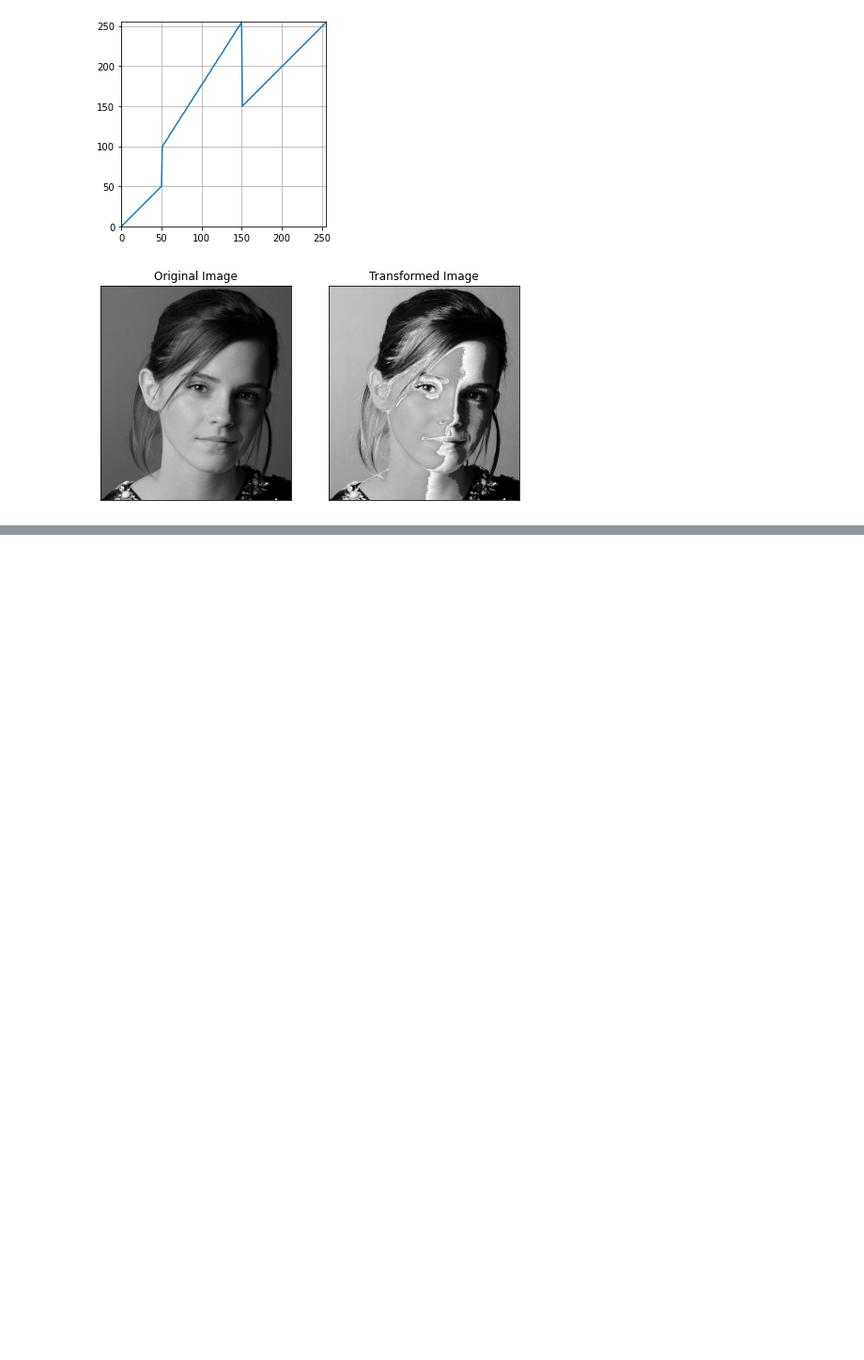
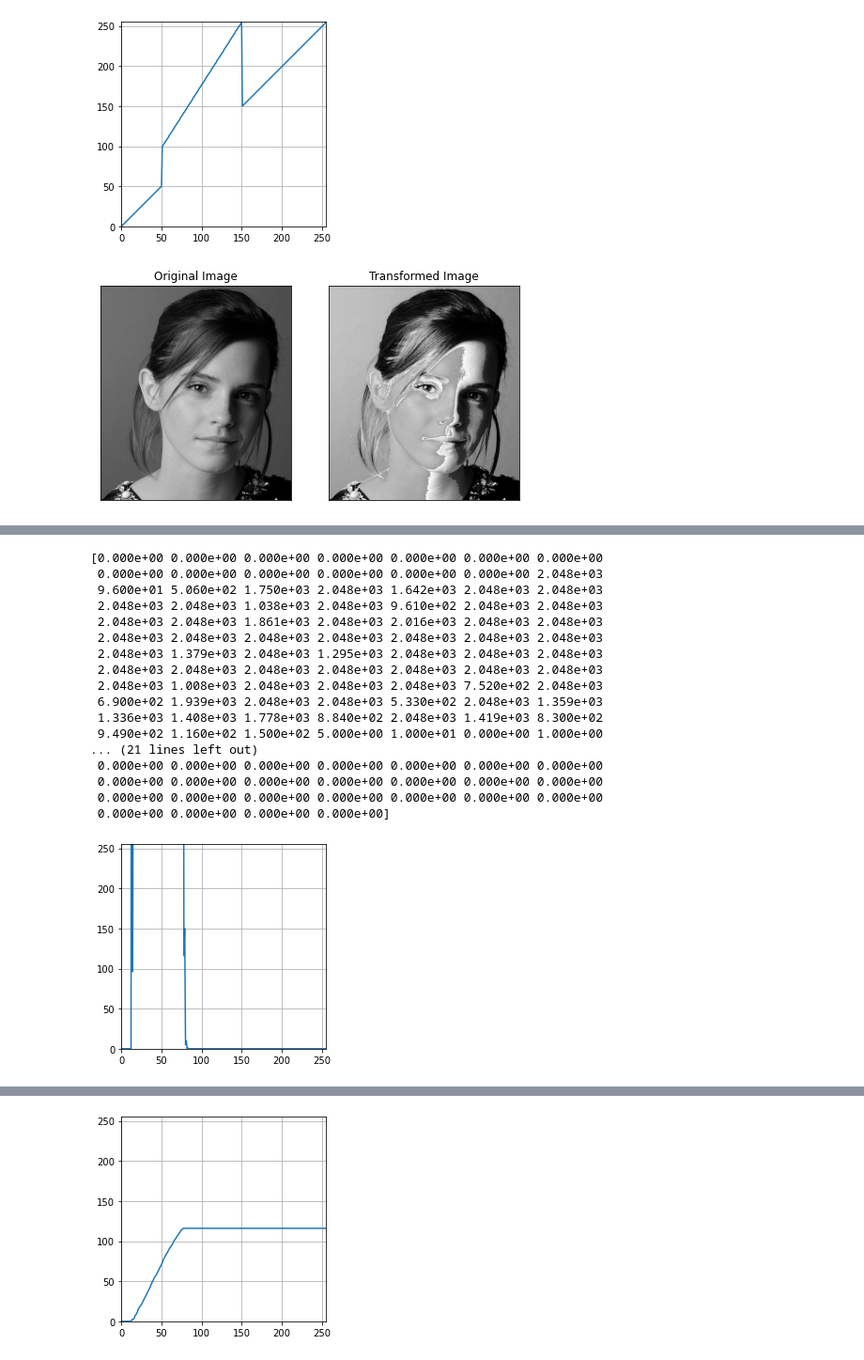
Before and after one commit to Gajaan08/FUNDAMENTALS-OF-IMAGE-PROCESSING, a Jupyter notebook: Assignment1/Assignment01_190185D.ipynb, the cells around one changed output, grey strips where cells are left out. Shown at 94% size. Saved outputs shown, nothing was run; the diff lists cells and outputs as text; code cells hidden in the pictures; blank space fills up the shorter version.

```diff
--- a/Assignment1/Assignment01_190185D.ipynb
+++ b/Assignment1/Assignment01_190185D.ipynb
@@ -70,0 +93,75 @@ error: OpenCV(4.5.3) C:\Users\runneradmin\AppData\Local\Temp\pip-req-build-q3d_8
+# %%
+import numpy as np
+import cv2
+
+path = "shells.png"
+img = cv2.imread(path,0)
+
+#To display image before equalization
+cv2.imshow('image',img)
+cv2.waitKey(0)
+
+
+a = np.zeros((256,),dtype=np.float16)
+b = np.zeros((256,),dtype=np.float16)
+
+height,width=img.shape
+
+#finding histogram
+for i in range(width):
+    for j in range(height):
+        g = img[j,i]
+        a[g] = a[g]+1
+
+print(a)
+fig,ax = plt.subplots()
+ax.plot(a)
+plt.grid()
+plt.show()
+
+#performing histogram equalization
+tmp = 1.0/(height*width)
+b = np.zeros((256,),dtype=np.float16)
+
+for i in range(256):
+    for j in range(i+1):
+        b[i] += a[j] * tmp;
+    b[i] = round(b[i] * 255);
+
+# b now contains the equalized histogram
+b=b.astype(np.uint8)
+
+print(b)
+fig,ax = plt.subplots()
+ax.plot(b)
+plt.grid()
+plt.show()
+
+#Re-map values from equalized histogram into the image
+for i in range(width):
+    for j in range(height):
+        g = img[j,i]
+        img[j,i]= b[g]
+
+cv2.imshow('image',img)
+cv2.waitKey(0)
+cv2.destroyAllWindows()
+# %% [output]
+[0.000e+00 0.000e+00 0.000e+00 0.000e+00 0.000e+00 0.000e+00 0.000e+00
+ 0.000e+00 0.000e+00 0.000e+00 0.000e+00 0.000e+00 0.000e+00 2.048e+03
+ 9.600e+01 5.060e+02 1.750e+03 2.048e+03 1.642e+03 2.048e+03 2.048e+03
+ 2.048e+03 2.048e+03 1.038e+03 2.048e+03 9.610e+02 2.048e+03 2.048e+03
+ 2.048e+03 2.048e+03 1.861e+03 2.048e+03 2.016e+03 2.048e+03 2.048e+03
+ 2.048e+03 2.048e+03 2.048e+03 2.048e+03 2.048e+03 2.048e+03 2.048e+03
+ 2.048e+03 1.379e+03 2.048e+03 1.295e+03 2.048e+03 2.048e+03 2.048e+03
+ 2.048e+03 2.048e+03 2.048e+03 2.048e+03 2.048e+03 2.048e+03 2.048e+03
+ 2.048e+03 1.008e+03 2.048e+03 2.048e+03 2.048e+03 7.520e+02 2.048e+03
+ 6.900e+02 1.939e+03 2.048e+03 2.048e+03 5.330e+02 2.048e+03 1.359e+03
+ 1.336e+03 1.408e+03 1.778e+03 8.840e+02 2.048e+03 1.419e+03 8.300e+02
+ 9.490e+02 1.160e+02 1.500e+02 5.000e+00 1.000e+01 0.000e+00 1.000e+00
+... (21 lines left out)
+ 0.000e+00 0.000e+00 0.000e+00 0.000e+00 0.000e+00 0.000e+00 0.000e+00
+ 0.000e+00 0.000e+00 0.000e+00 0.000e+00 0.000e+00 0.000e+00 0.000e+00
+ 0.000e+00 0.000e+00 0.000e+00 0.000e+00 0.000e+00 0.000e+00 0.000e+00
+ 0.000e+00 0.000e+00 0.000e+00 0.000e+00]
+[figure, added]
@@ -70,0 +183 @@ error: OpenCV(4.5.3) C:\Users\runneradmin\AppData\Local\Temp\pip-req-build-q3d_8
+[figure, added]
```
Also changed, not shown: parts of 4 cells of this notebook.
